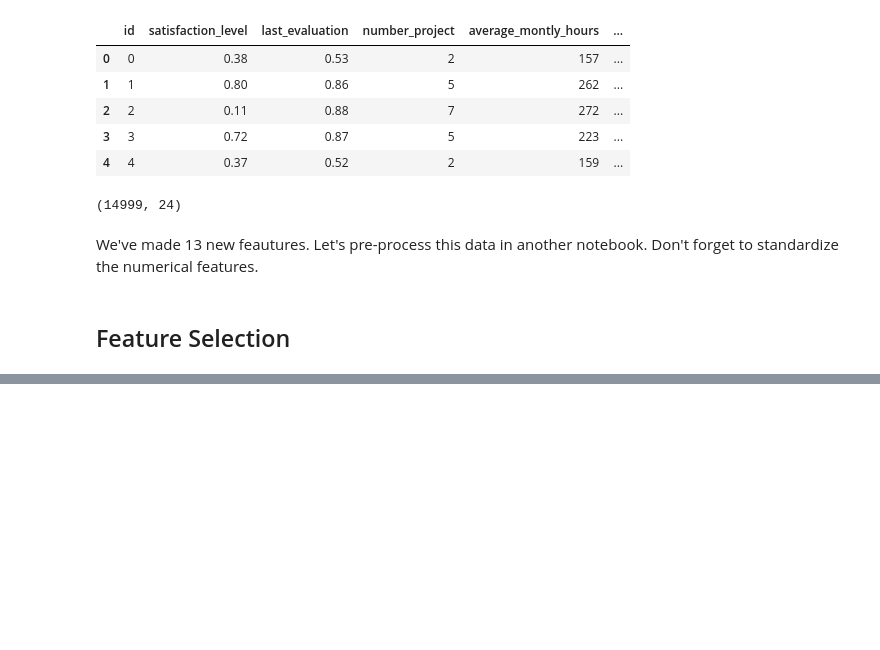
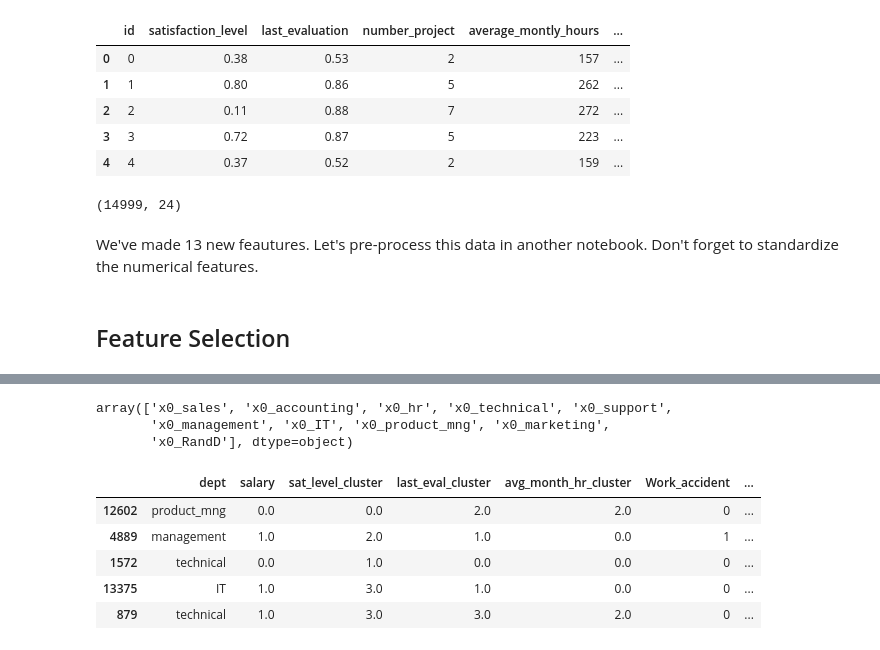
Before and after one commit to georgethoraninh/hr_churn, a Jupyter notebook: feature_eng.ipynb, the cells around one changed output, grey strips where cells are left out. Saved outputs shown, nothing was run; the diff lists cells and outputs as text; code cells hidden in the pictures; blank space fills up the shorter version.

```diff
--- a/feature_eng.ipynb
+++ b/feature_eng.ipynb
@@ -385,0 +433,11 @@ Index(['salary_low', 'salary_medium', 'sat_level_cluster_satisfied',
+# %%
+# We need to fit the OrdinalEncoder before splitting the dataset into training and testing because if a new value that never appears in the fit step needs to be converted in the transform step, OrdinalEncoder will raise an error
+
+ord_categories = [['low','medium','high'],
+                  ['very unsatisfied', 'unsatisfied', 'satisfied', 'very satisfied'],
+                  ['low performance', 'average performance', 'high performance', 'very high performance'],
+                  ['low hr', 'med hr', 'high hr']]
+
+ord_encoder = OrdinalEncoder(categories=ord_categories)
+# %%
+df_ord = pd.DataFrame(ord_encoder.fit_transform(df_for_preprocessing[ord_var]))
@@ -385,0 +463,2 @@ Index(['salary_low', 'salary_medium', 'sat_level_cluster_satisfied',
+# %%
+df_for_preprocessing[ord_var] = df_ord
@@ -385,0 +487,18 @@ Index(['salary_low', 'salary_medium', 'sat_level_cluster_satisfied',
+# %%
+# Assign variables
+X = df_for_preprocessing[['dept',
+                         'salary',
+                         'sat_level_cluster',
+                         'last_eval_cluster',
+                         'avg_month_hr_cluster',
+                         'Work_accident',
+                         'promotion_last_5years']]
+
+y = df_for_preprocessing[['churn']]
+
+
+#Test train split first
+X_train, X_test, y_train, y_test = train_test_split(X,
+                                                    y,
+                                                    test_size = 0.3,
+                                                    random_state = 42)
@@ -385,0 +514,6 @@ Index(['salary_low', 'salary_medium', 'sat_level_cluster_satisfied',
+# %%
+one_hot_columns
+# %% [output]
+array(['x0_sales', 'x0_accounting', 'x0_hr', 'x0_technical', 'x0_support',
+       'x0_management', 'x0_IT', 'x0_product_mng', 'x0_marketing',
+       'x0_RandD'], dtype=object)
@@ -385,0 +525,9 @@ Index(['salary_low', 'salary_medium', 'sat_level_cluster_satisfied',
+# %%
+X_train.head()
+# %% [output]
+|  | dept | salary | sat_level_cluster | last_eval_cluster | avg_month_hr_cluster | Work_accident | ... |
+| 12602 | product_mng | 0.0 | 0.0 | 2.0 | 2.0 | 0 | ... |
+| 4889 | management | 1.0 | 2.0 | 1.0 | 0.0 | 1 | ... |
+| 1572 | technical | 0.0 | 1.0 | 0.0 | 0.0 | 0 | ... |
+| 13375 | IT | 1.0 | 3.0 | 1.0 | 0.0 | 0 | ... |
+| 879 | technical | 1.0 | 3.0 | 3.0 | 2.0 | 0 | ... |
```
Also changed, not shown: parts of 47 cells of this notebook.
